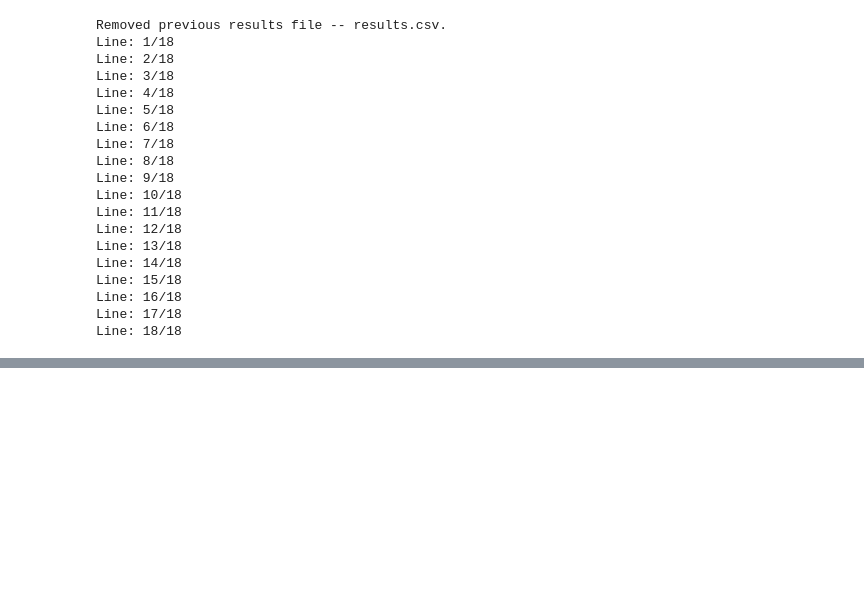
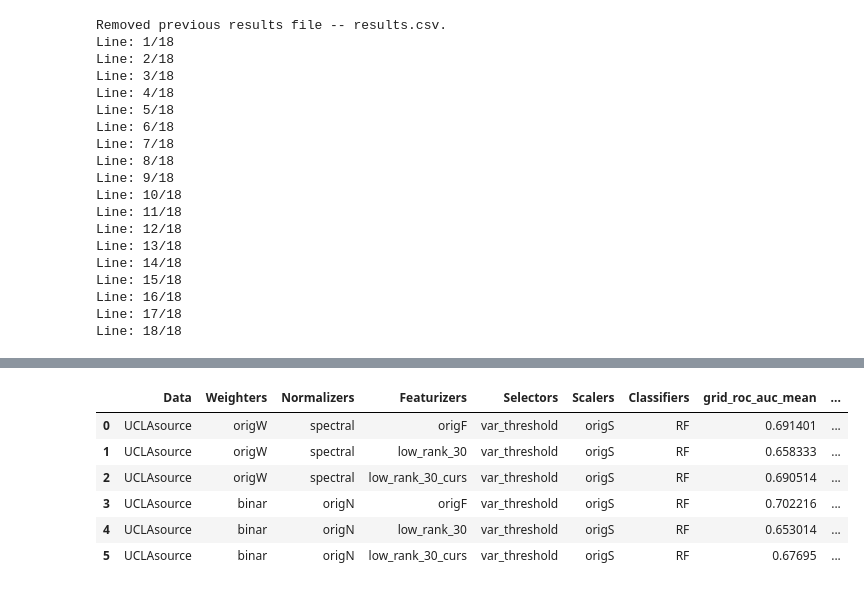
Before and after one commit to Tismoney/PRNI2016, a Jupyter notebook: LowRankAlgoritm.ipynb, the cells around one changed output, grey strips where cells are left out. Cells and saved outputs as stored; diff of their text form; code cells hidden in the pictures; blank space fills up the shorter version.

```diff
--- a/LowRankAlgoritm.ipynb
+++ b/LowRankAlgoritm.ipynb
@@ -876,0 +1106,2 @@ result
+# %%
+result = pipe.get_results('Data/dti/', caching_steps=['Data', 'Weighters', 'Normalizers', 'Featurizers'], scoring=['roc_auc'])
@@ -876,0 +1116,10 @@ result
+# %%
+result
+# %% [output]
+|  | Data | Weighters | Normalizers | Featurizers | Selectors | Scalers | Classifiers | grid_roc_auc_mean | ... |
+| 0 | UCLAsource | origW | spectral | origF | var_threshold | origS | RF | 0.691401 | ... |
+| 1 | UCLAsource | origW | spectral | low_rank_30 | var_threshold | origS | RF | 0.658333 | ... |
+| 2 | UCLAsource | origW | spectral | low_rank_30_curs | var_threshold | origS | RF | 0.690514 | ... |
+| 3 | UCLAsource | binar | origN | origF | var_threshold | origS | RF | 0.702216 | ... |
+| 4 | UCLAsource | binar | origN | low_rank_30 | var_threshold | origS | RF | 0.653014 | ... |
+| 5 | UCLAsource | binar | origN | low_rank_30_curs | var_threshold | origS | RF | 0.67695 | ... |
```
Also changed, not shown: parts of 6 cells of this notebook.
